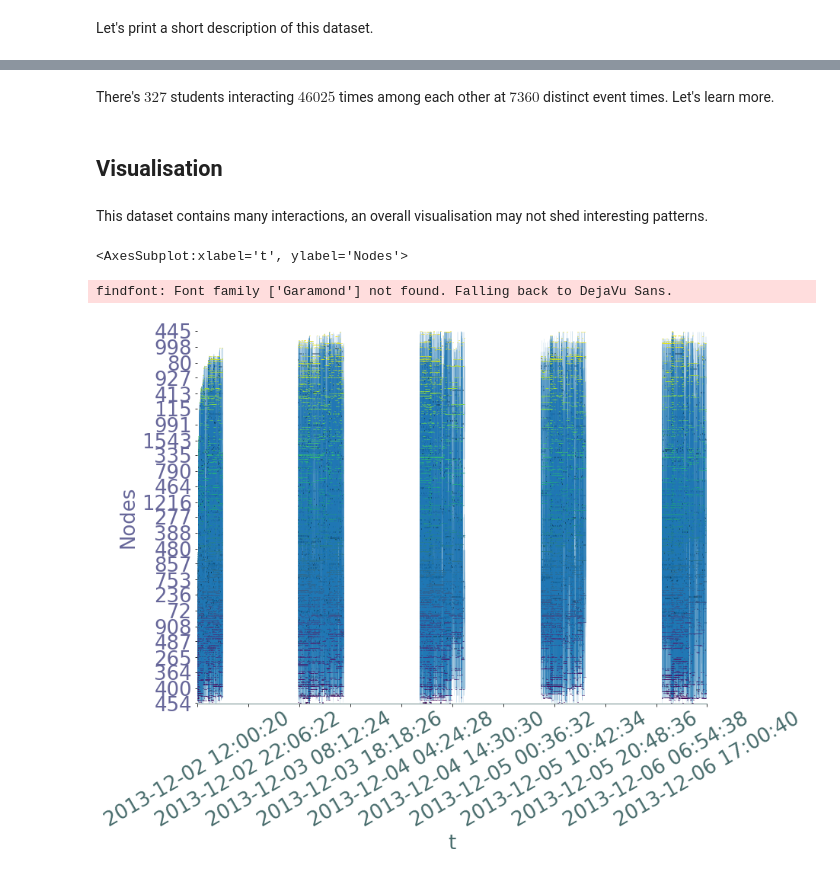
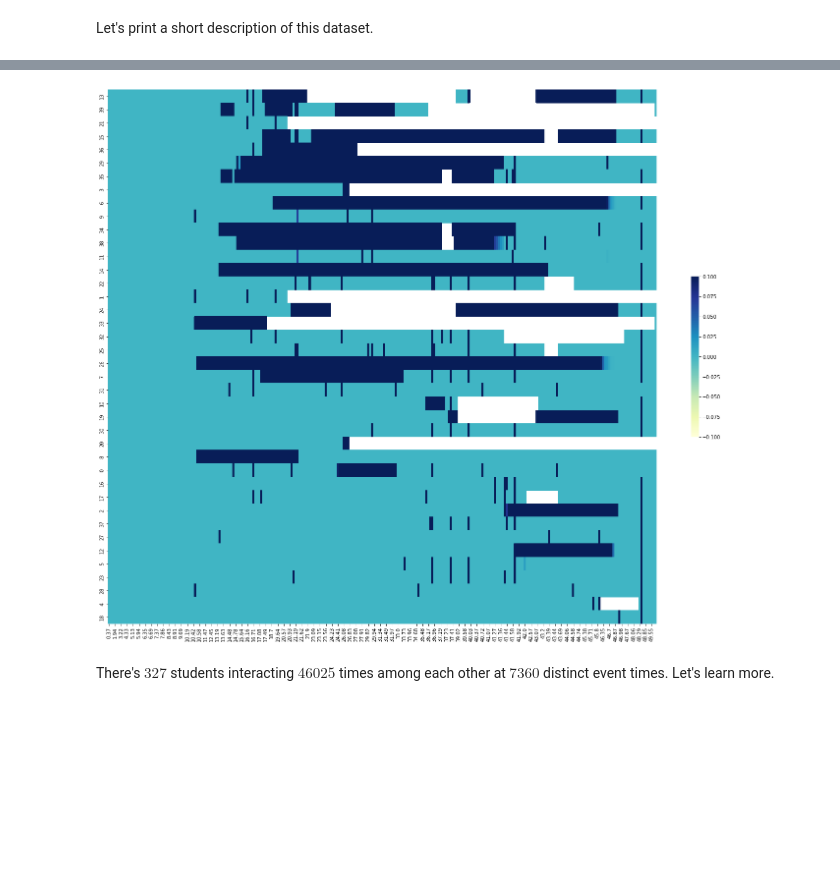
Before and after one commit to busyweaver/Straph, a Jupyter notebook: docs/notebooks/Use Case 1, Temporal Network Analysis-betweenness.ipynb, the cells around one changed output, grey strips where cells are left out. Cells and saved outputs as stored; diff of their text form; code cells hidden in the pictures; blank space fills up the shorter version.

```diff
--- a/docs/notebooks/Use Case 1, Temporal Network Analysis-betweenness.ipynb
+++ b/docs/notebooks/Use Case 1, Temporal Network Analysis-betweenness.ipynb
@@ -80,12 +152,17 @@ S.links[:10]
+# %%
+import numpy as np
+import seaborn as sns
+import matplotlib.pylab as plt
+import pandas as pd
+d = nouveau.degrees()
+deg_increa = list(map( lambda x : (d[x], x) , list(d) ))
+deg_increa.sort()
+deg_increa.reverse()
+l = [ [ bet[y][t] for t in events ] for x,y in deg_increa  ]
+a = np.matrix(l)
+df_cm = pd.DataFrame(a, index = [nouveau.node_to_label[v] for _,v in deg_increa], columns = [round(t,2) for t in events])
+ax = sns.heatmap(df_cm,cmap="YlGnBu", cbar_kws={"shrink": 0.3})
+# %% [output]
+[figure, added]
 # %% [markdown]
 There's $327$ students interacting $46025$ times among each other at $7360$ distinct event times. Let's learn more.
-# %% [markdown]
-## Visualisation
-# %% [markdown]
-This dataset contains many interactions, an overall visualisation may not shed interesting patterns.
-# %%
-S.plot(lw_nodes = 1, lw_links = 0.5, timestamp = True)
-# %% [output]
-<AxesSubplot:xlabel='t', ylabel='Nodes'>
-findfont: Font family ['Garamond'] not found. Falling back to DejaVu Sans.
-[figure, removed]
```
Also changed, not shown: parts of 62 cells of this notebook, 4 other files.
